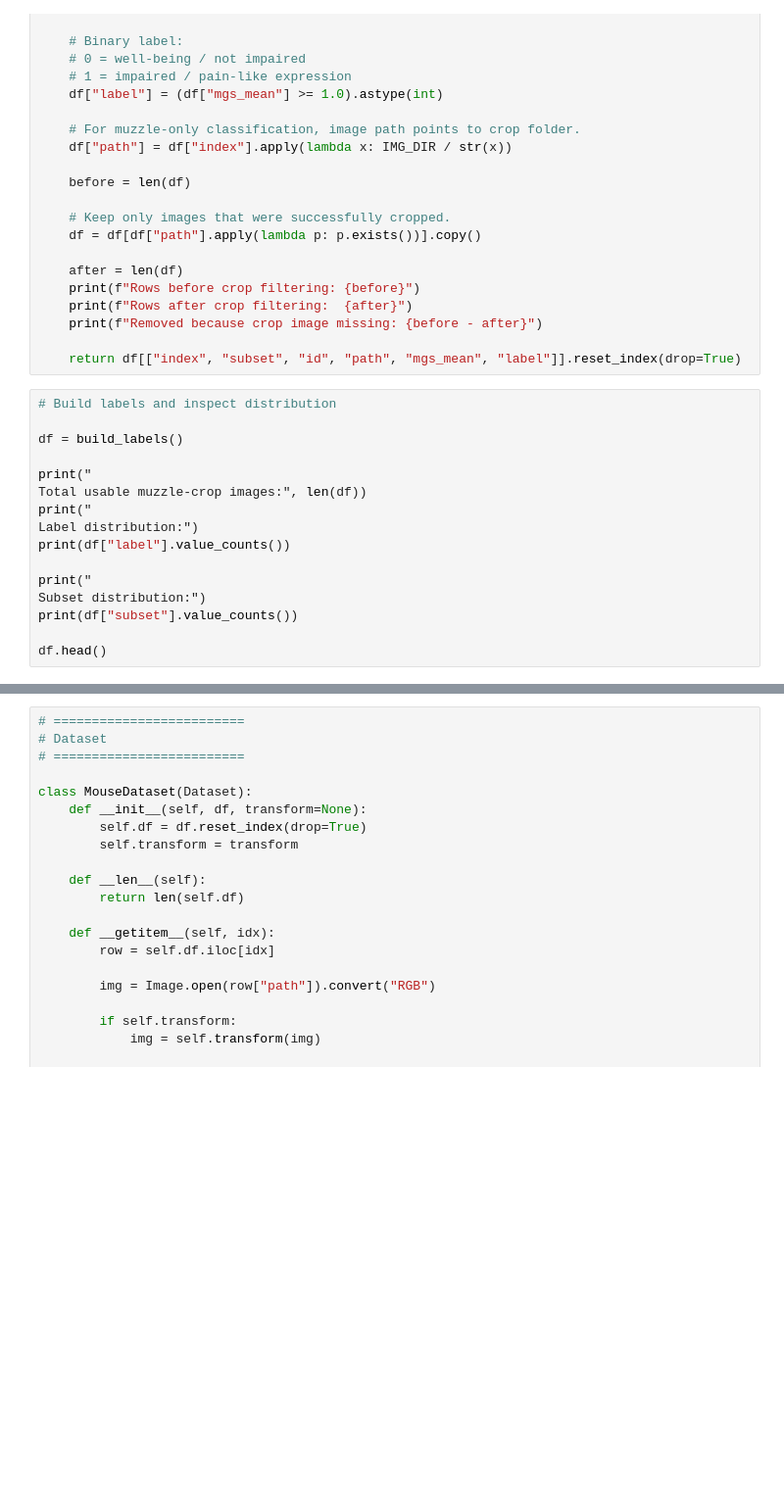
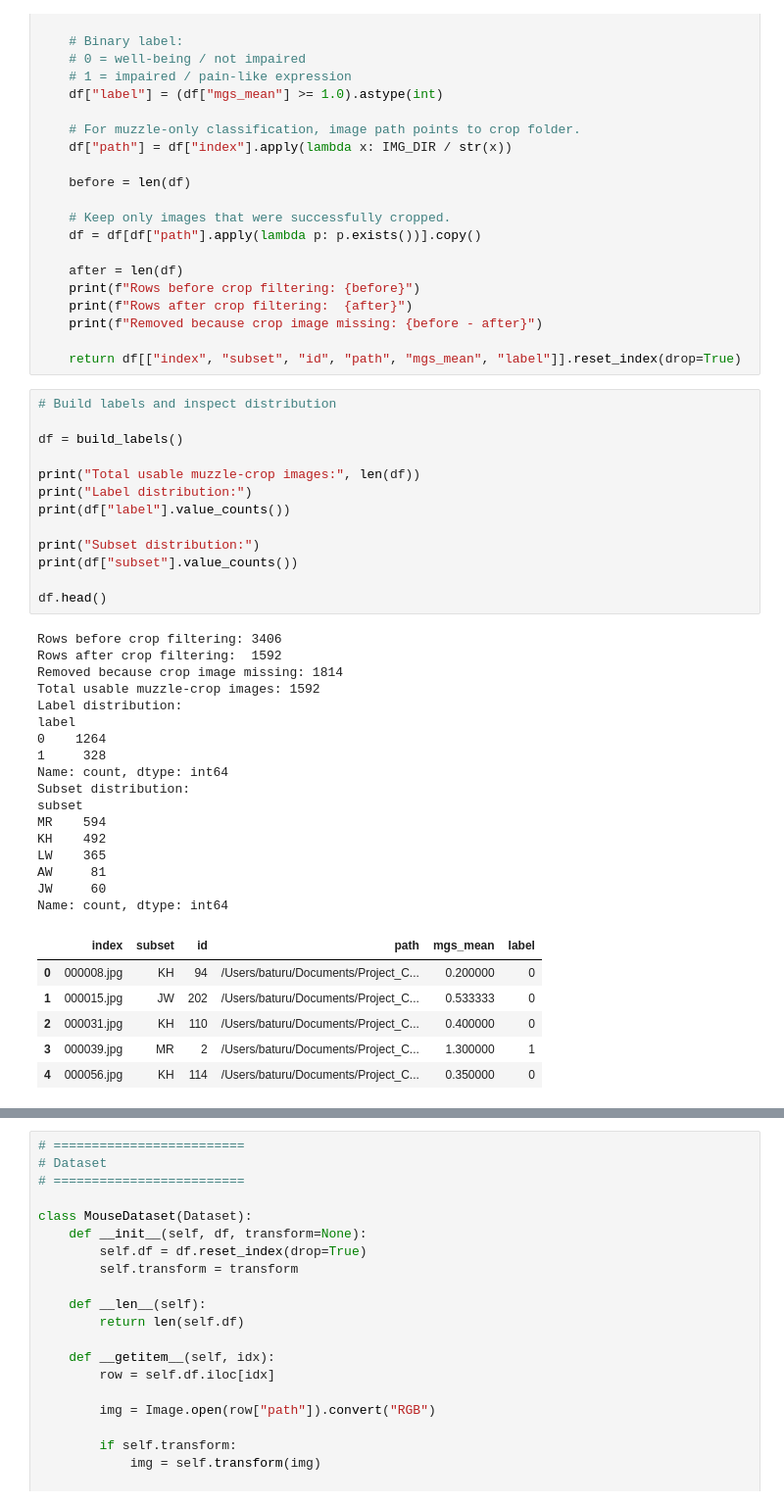
Before and after one commit to qingyun-tuberlin/Computer_Vision, a Jupyter notebook: 02_muzzle_classification.ipynb, the cells around one changed output, grey strips where cells are left out. Shown at 98% size. Drawn from its saved outputs; the diff is of its cells as text; blank space fills up the shorter version.

```diff
--- a/02_muzzle_classification.ipynb
+++ b/02_muzzle_classification.ipynb
@@ -97,19 +104,40 @@ def build_labels():
 # %%
 # Build labels and inspect distribution
 
 df = build_labels()
 
-print("
-Total usable muzzle-crop images:", len(df))
-print("
-Label distribution:")
+print("Total usable muzzle-crop images:", len(df))
+print("Label distribution:")
 print(df["label"].value_counts())
 
-print("
-Subset distribution:")
+print("Subset distribution:")
 print(df["subset"].value_counts())
 
 df.head()
+# %% [output]
+Rows before crop filtering: 3406
+Rows after crop filtering:  1592
+Removed because crop image missing: 1814
+Total usable muzzle-crop images: 1592
+Label distribution:
+label
+0    1264
+1     328
+Name: count, dtype: int64
+Subset distribution:
+subset
+MR    594
+KH    492
+LW    365
+AW     81
+JW     60
+Name: count, dtype: int64
+|  | index | subset | id | path | mgs_mean | label |
+| 0 | 000008.jpg | KH | 94 | /Users/baturu/Documents/Project_C... | 0.200000 | 0 |
+| 1 | 000015.jpg | JW | 202 | /Users/baturu/Documents/Project_C... | 0.533333 | 0 |
+| 2 | 000031.jpg | KH | 110 | /Users/baturu/Documents/Project_C... | 0.400000 | 0 |
+| 3 | 000039.jpg | MR | 2 | /Users/baturu/Documents/Project_C... | 1.300000 | 1 |
+| 4 | 000056.jpg | KH | 114 | /Users/baturu/Documents/Project_C... | 0.350000 | 0 |
 # %%
 # Optional: visualize random muzzle crops before training
 
```
Also changed, not shown: parts of 7 cells of this notebook, 2 other files.
